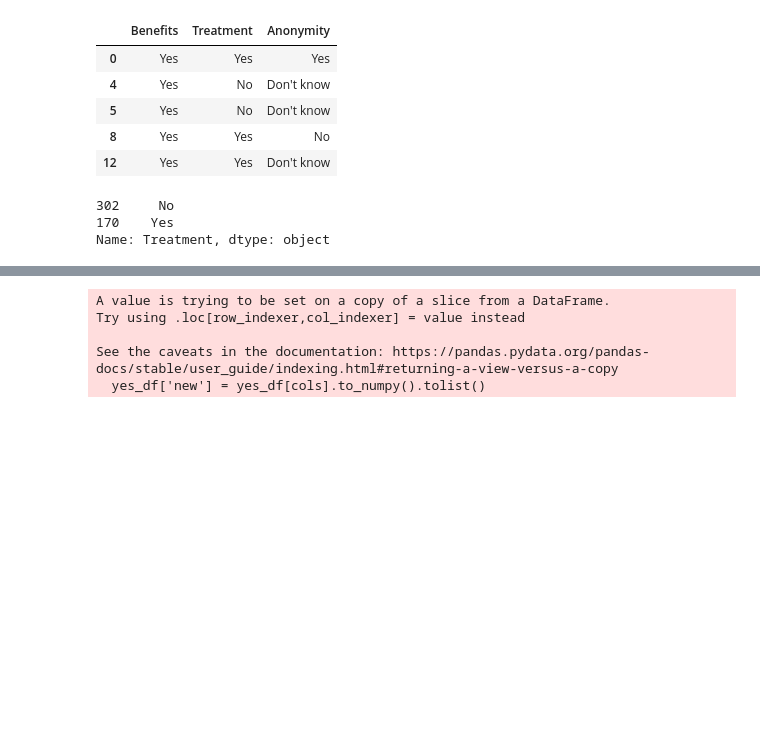
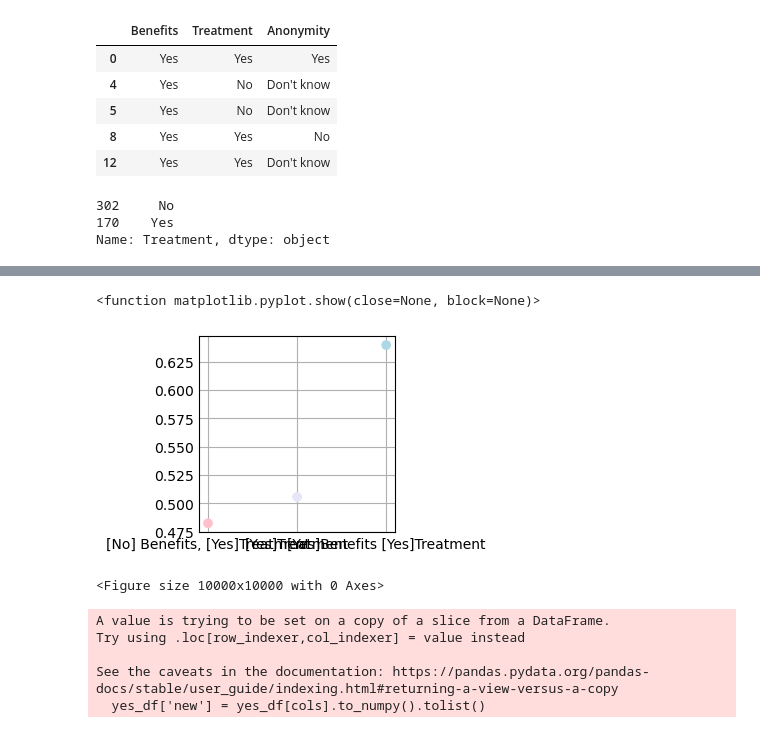
Before and after one commit to stephanieesamperio/Project3, a Jupyter notebook: mentalhealth.ipynb, the cells around one changed output, grey strips where cells are left out. Drawn from its saved outputs; the diff is of its cells as text; code cells hidden in the pictures; blank space fills up the shorter version.

```diff
--- a/mentalhealth.ipynb
+++ b/mentalhealth.ipynb
@@ -191,0 +213,4 @@ Name: Treatment, dtype: object
+# %%
+#benefits is no but treatment is yes
+amount_no = len(No_df.loc[No_df['Treatment'] == 'Yes'])
+amount_no
@@ -191,0 +219,4 @@ Name: Treatment, dtype: object
+# %%
+#finding the average of how many people got treatment even if benefits weren't offered
+average_no = amount_no/len(No_df)
+average_no
@@ -191,0 +231,4 @@ Name: Treatment, dtype: object
+# %%
+#how many got treatment whether benefits was offered or not
+amount_all = len(mental_health_assistance_df.loc[mental_health_assistance_df['Treatment'] == 'Yes'])
+amount_all
@@ -191,0 +237,6 @@ Name: Treatment, dtype: object
+# %%
+#finding the average of how many people on average get treatment
+average_all = amount_all/len(mental_health_assistance_df)
+average_all
+
+#Results: about 50% of people get treatment
@@ -209,3 +277,17 @@ plt.show()
+# %%
+#create scatter plot
+y = [average_no,average_all,average_yes]
+x = ['[No] Benefits, [Yes]Treatment','[Yes]Treatment','[Yes]Benefits [Yes]Treatment']
+colors = ['pink','lavender','lightblue']
+
+plt.scatter(x,y,c = colors)
+plt.figure(figsize=(5,100))
+plt.savefig('resources/scatter_benefits_treatment.png')
+plt.show
+# %% [output]
+<function matplotlib.pyplot.show(close=None, block=None)>
+[figure, added]
+<Figure size 10000x10000 with 0 Axes>
 # %%
 #stephanie's question 2: if the worker is anonymously protected are they more likely to seek out help from their workplace mental health assistance programs?
 
```
Also changed, not shown: parts of 11 cells of this notebook, 9 other files.
